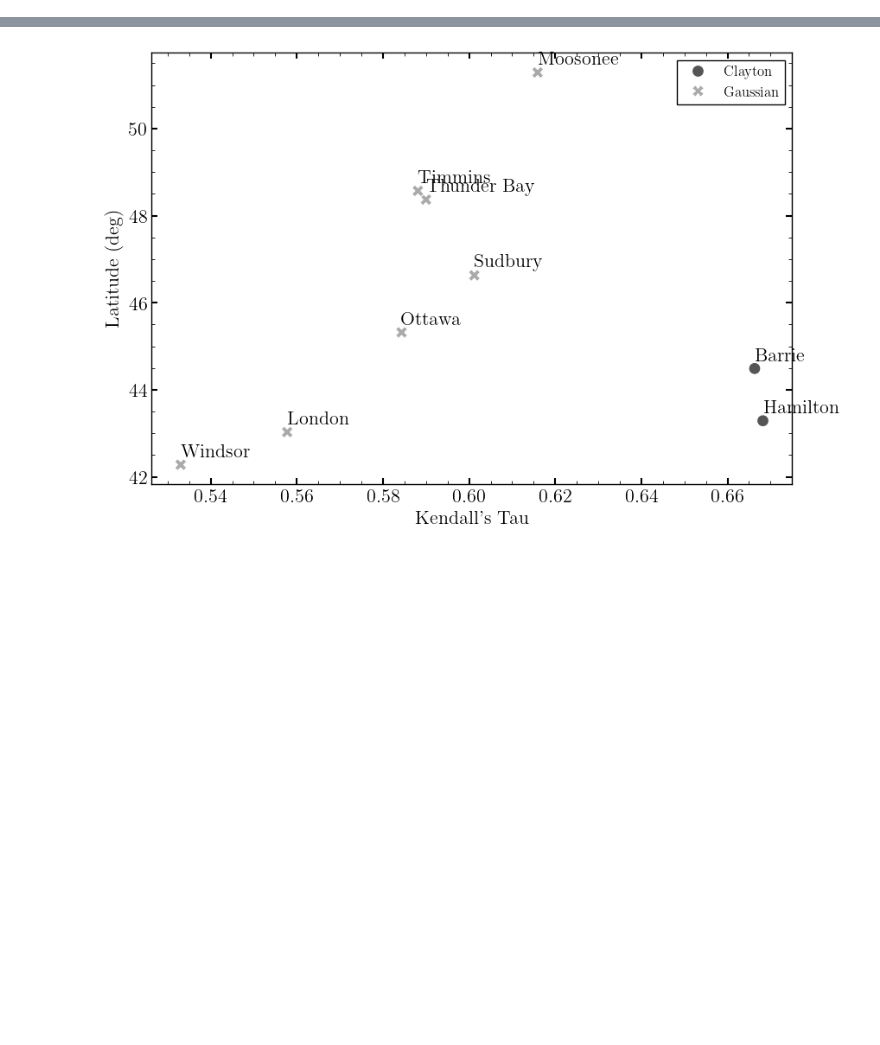
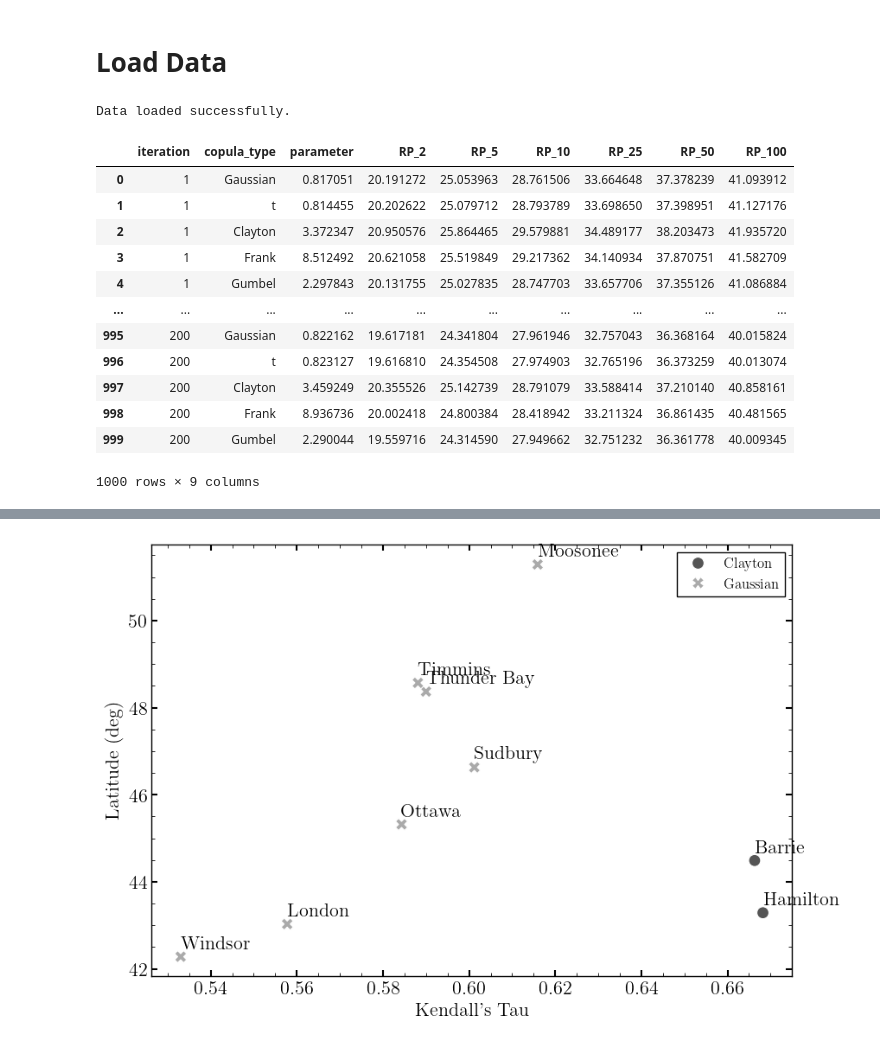
Before and after one commit to abdelrahmanaltawil/publications-implementation, a Jupyter notebook: Dependency Structure of Rainfall Events in Runoff Modeling Using Copulas/notebooks/03_sensitivity_uncertainty_analysis_plotting.ipynb, the cells around one changed output, grey strips where cells are left out. Cells and saved outputs as stored; diff of their text form; code cells hidden in the pictures; blank space fills up the shorter version.

```diff
--- a/Dependency Structure of Rainfall Events in Runoff Modeling Using Copulas/notebooks/03_sensitivity_uncertainty_analysis_plotting.ipynb
+++ b/Dependency Structure of Rainfall Events in Runoff Modeling Using Copulas/notebooks/03_sensitivity_uncertainty_analysis_plotting.ipynb
@@ -69,0 +14,22 @@ plt.show()
+# %% [markdown]
+# Load Data
+# %%
+bootstrap = pd.read_csv(results_dir / "03_sensitivity__uncertainty_analysis/01_bootstrap_uncertainty.csv")
+sensitivity = pd.read_csv(results_dir / "03_sensitivity__uncertainty_analysis/02_sensitivity_analysis.csv")
+print("Data loaded successfully.")
+display(bootstrap)
+# %% [output]
+Data loaded successfully.
+|  | iteration | copula_type | parameter | RP_2 | RP_5 | RP_10 | RP_25 | RP_50 | RP_100 |
+| 0 | 1 | Gaussian | 0.817051 | 20.191272 | 25.053963 | 28.761506 | 33.664648 | 37.378239 | 41.093912 |
+| 1 | 1 | t | 0.814455 | 20.202622 | 25.079712 | 28.793789 | 33.698650 | 37.398951 | 41.127176 |
+| 2 | 1 | Clayton | 3.372347 | 20.950576 | 25.864465 | 29.579881 | 34.489177 | 38.203473 | 41.935720 |
+| 3 | 1 | Frank | 8.512492 | 20.621058 | 25.519849 | 29.217362 | 34.140934 | 37.870751 | 41.582709 |
+| 4 | 1 | Gumbel | 2.297843 | 20.131755 | 25.027835 | 28.747703 | 33.657706 | 37.355126 | 41.086884 |
+| ... | ... | ... | ... | ... | ... | ... | ... | ... | ... |
+| 995 | 200 | Gaussian | 0.822162 | 19.617181 | 24.341804 | 27.961946 | 32.757043 | 36.368164 | 40.015824 |
+| 996 | 200 | t | 0.823127 | 19.616810 | 24.354508 | 27.974903 | 32.765196 | 36.373259 | 40.013074 |
+| 997 | 200 | Clayton | 3.459249 | 20.355526 | 25.142739 | 28.791079 | 33.588414 | 37.210140 | 40.858161 |
+| 998 | 200 | Frank | 8.936736 | 20.002418 | 24.800384 | 28.418942 | 33.211324 | 36.861435 | 40.481565 |
+| 999 | 200 | Gumbel | 2.290044 | 19.559716 | 24.314590 | 27.949662 | 32.751232 | 36.361778 | 40.009345 |
+1000 rows × 9 columns
```
Also changed, not shown: parts of 13 cells of this notebook, 6 other files.
